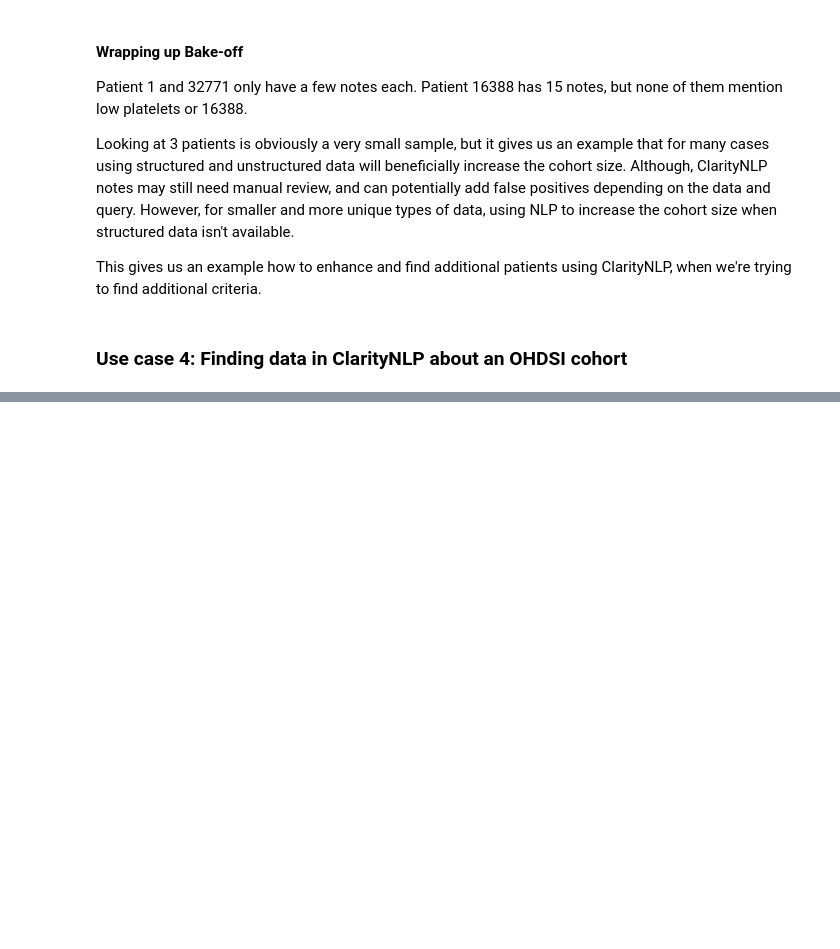
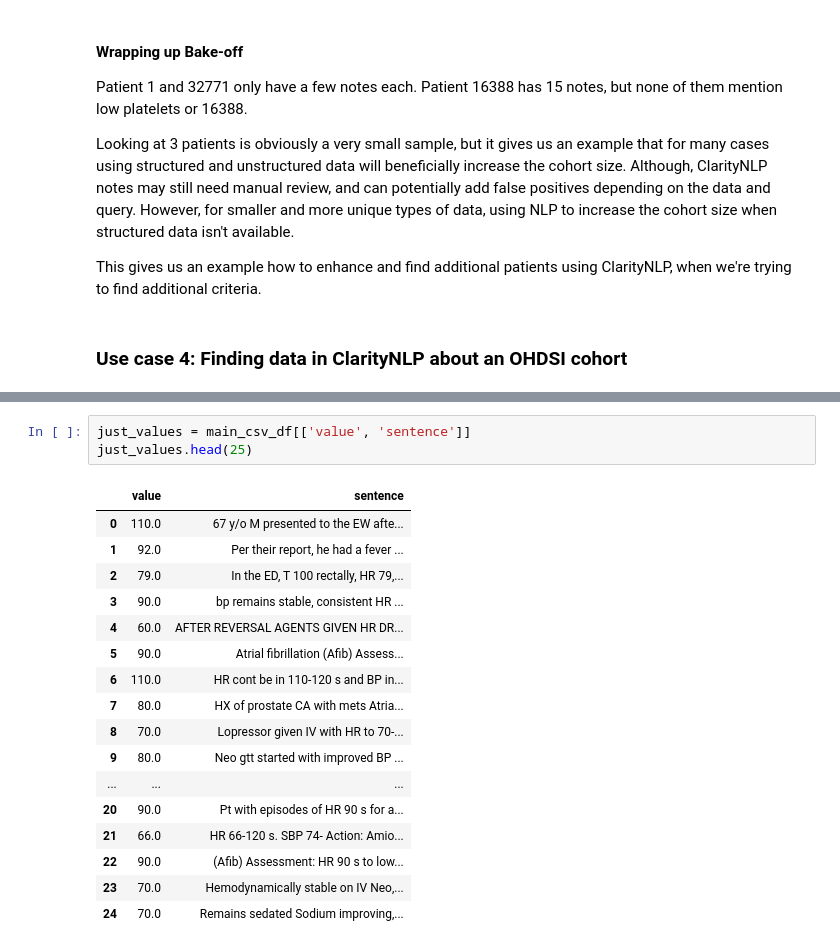
Before and after one commit to ClarityNLP/ClarityNLP, a Jupyter notebook: notebooks/cooking/Cooking_with_ClarityNLP_101018.ipynb, the cells around one changed output, grey strips where cells are left out. Drawn from its saved outputs; the diff is of its cells as text; blank space fills up the shorter version.

```diff
--- a/notebooks/cooking/Cooking_with_ClarityNLP_101018.ipynb
+++ b/notebooks/cooking/Cooking_with_ClarityNLP_101018.ipynb
@@ -454,0 +549,21 @@ This gives us an example how to enhance and find additional patients using Clari
+# %%
+just_values = main_csv_df[['value', 'sentence']]
+just_values.head(25)
+# %% [output]
+|  | value | sentence |
+| 0 | 110.0 | 67 y/o M presented to the EW afte... |
+| 1 | 92.0 | Per their report, he had a fever ... |
+| 2 | 79.0 | In the ED, T 100 rectally, HR 79,... |
+| 3 | 90.0 | bp remains stable, consistent HR ... |
+| 4 | 60.0 | AFTER REVERSAL AGENTS GIVEN HR DR... |
+| 5 | 90.0 | Atrial fibrillation (Afib) Assess... |
+| 6 | 110.0 | HR cont be in 110-120 s and BP in... |
+| 7 | 80.0 | HX of prostate CA with mets Atria... |
+| 8 | 70.0 | Lopressor given IV with HR to 70-... |
+| 9 | 80.0 | Neo gtt started with improved BP ... |
+| ... | ... | ... |
+| 20 | 90.0 | Pt with episodes of HR 90 s for a... |
+| 21 | 66.0 | HR 66-120 s. SBP 74- Action: Amio... |
+| 22 | 90.0 | (Afib) Assessment: HR 90 s to low... |
+| 23 | 70.0 | Hemodynamically stable on IV Neo,... |
+| 24 | 70.0 | Remains sedated Sodium improving,... |
```
Also changed, not shown: parts of 25 cells of this notebook, 3 other files.
